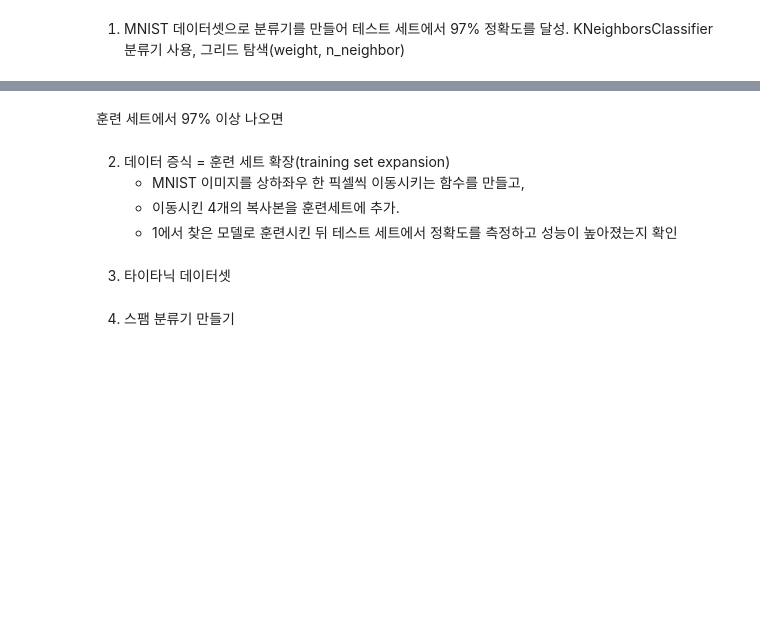
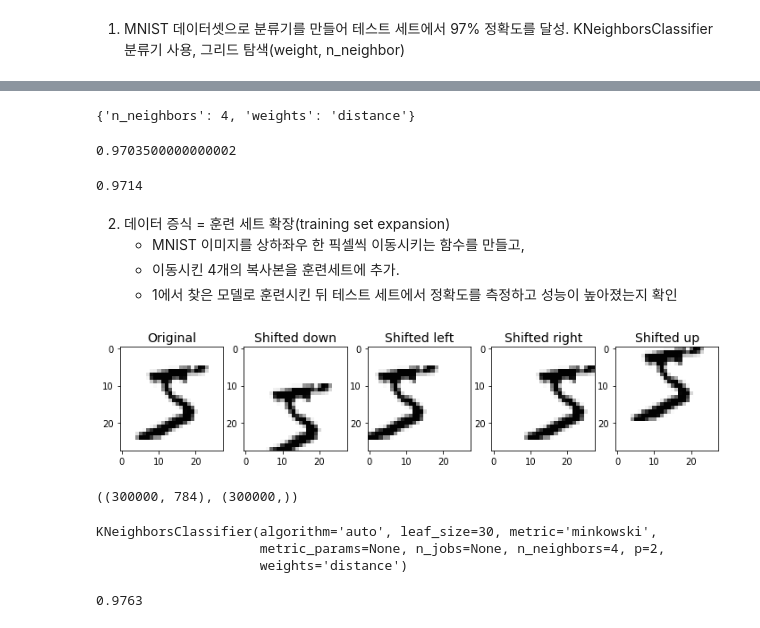
Before and after one commit to jsj267/Book-notes, a Jupyter notebook: Hands-on machine learning with scikit-learn 2nd/3장.ipynb, the cells around one changed output, grey strips where cells are left out. Saved outputs shown, nothing was run; the diff lists cells and outputs as text; code cells hidden in the pictures; blank space fills up the shorter version.

```diff
--- a/Hands-on machine learning with scikit-learn 2nd/3장.ipynb
+++ b/Hands-on machine learning with scikit-learn 2nd/3장.ipynb
@@ -464,13 +493,13 @@ plot_digit(clean_digit)
 # %% [markdown]
 1. MNIST 데이터셋으로 분류기를 만들어 테스트 세트에서 97% 정확도를 달성. KNeighborsClassifier 분류기 사용, 그리드 탐색(weight, n_neighbor)
 # %%
-import sklearn.model_selection import GridSearchCV
+from sklearn.model_selection import GridSearchCV
 
 param_grid = [{
-    'weight' : ['uniform', 'distance'],
-    'n_neighbor' : [3,4,5,6,7,8,9,10]
+    'weights' : ['uniform', 'distance'],
+    'n_neighbors' : [3,4,5]
 }]
 
 knn_clf = KNeighborsClassifier()
-knn_grid = GridSearchCV(knn_clf, param_grid, cv=5, scoring="accuracy", return_train_score=True)
+knn_grid = GridSearchCV(knn_clf, param_grid, cv=3, scoring="accuracy", return_train_score=True)
 knn_grid.fit(X_train, y_train)
@@ -481,5 +529,9 @@ knn_grid.best_estimators_
 # %%
 knn_grid.best_params_
+# %% [output]
+{'n_neighbors': 4, 'weights': 'distance'}
-# %% [markdown]
-훈련 세트에서 97% 이상 나오면
+# %%
+knn_grid.best_score_
+# %% [output]
+0.9703500000000002
 # %%
@@ -487,3 +539,8 @@ knn_grid.predict(X_test)
+# %%
+from sklearn.metrics import accuracy_score
+accuracy_score(y_test, knn_pred)
+# %% [output]
+0.9714
 # %% [markdown]
 2. 데이터 증식 = 훈련 세트 확장(training set expansion)
     - MNIST 이미지를 상하좌우 한 픽셀씩 이동시키는 함수를 만들고,
@@ -494,2 +548,0 @@ def move_pixel_left(data) :
-# %% [markdown]
-3. 타이타닉 데이터셋
@@ -498,2 +548,0 @@ X_train
-# %% [markdown]
-4. 스팸 분류기 만들기
@@ -499,0 +551,31 @@ X_train
+# %%
+def shift_image(image, dx, dy):
+    image = image.reshape((28, 28))
+    shifted_image = shift(image, [dy, dx], cval=0, mode="constant")
+    return shifted_image.reshape([-1])
+# %%
+image = X_train[0]
+shifted_image_left = shift_image(image, -5, 0)
+shifted_image_right = shift_image(image, 5,0)
+shifted_image_up = shift_image(image, 0,-5)
+shifted_image_down = shift_image(image, 0, 5)
+
+plt.figure(figsize=(12,3))
+plt.subplot(151)
+plt.title("Original", fontsize=14)
+plt.imshow(image.reshape(28, 28), interpolation="nearest", cmap="Greys")
+plt.subplot(152)
+plt.title("Shifted down", fontsize=14)
+plt.imshow(shifted_image_down.reshape(28, 28), interpolation="nearest", cmap="Greys")
+plt.subplot(153)
+plt.title("Shifted left", fontsize=14)
+plt.imshow(shifted_image_left.reshape(28, 28), interpolation="nearest", cmap="Greys")
+plt.subplot(154)
+plt.title("Shifted right", fontsize=14)
+plt.imshow(shifted_image_right.reshape(28, 28), interpolation="nearest", cmap="Greys")
+plt.subplot(155)
+plt.title("Shifted up", fontsize=14)
+plt.imshow(shifted_image_up.reshape(28, 28), interpolation="nearest", cmap="Greys")
+plt.show()
+# %% [output]
+[figure, added]
@@ -499,0 +593,4 @@ X_train
+# %%
+X_train_augmented.shape, y_train_augmented.shape
+# %% [output]
+((300000, 784), (300000,))
@@ -499,0 +601,12 @@ X_train
+# %%
+knn_clf = KNeighborsClassifier(**knn_grid.best_params_)
+knn_clf.fit(X_train_augmented, y_train_augmented)
+# %% [output]
+KNeighborsClassifier(algorithm='auto', leaf_size=30, metric='minkowski',
+                     metric_params=None, n_jobs=None, n_neighbors=4, p=2,
+                     weights='distance')
+# %%
+y_pred = knn_clf.predict(X_test)
+accuracy_score(y_test, y_pred)
+# %% [output]
+0.9763
```
Also changed, not shown: parts of 27 cells of this notebook.
